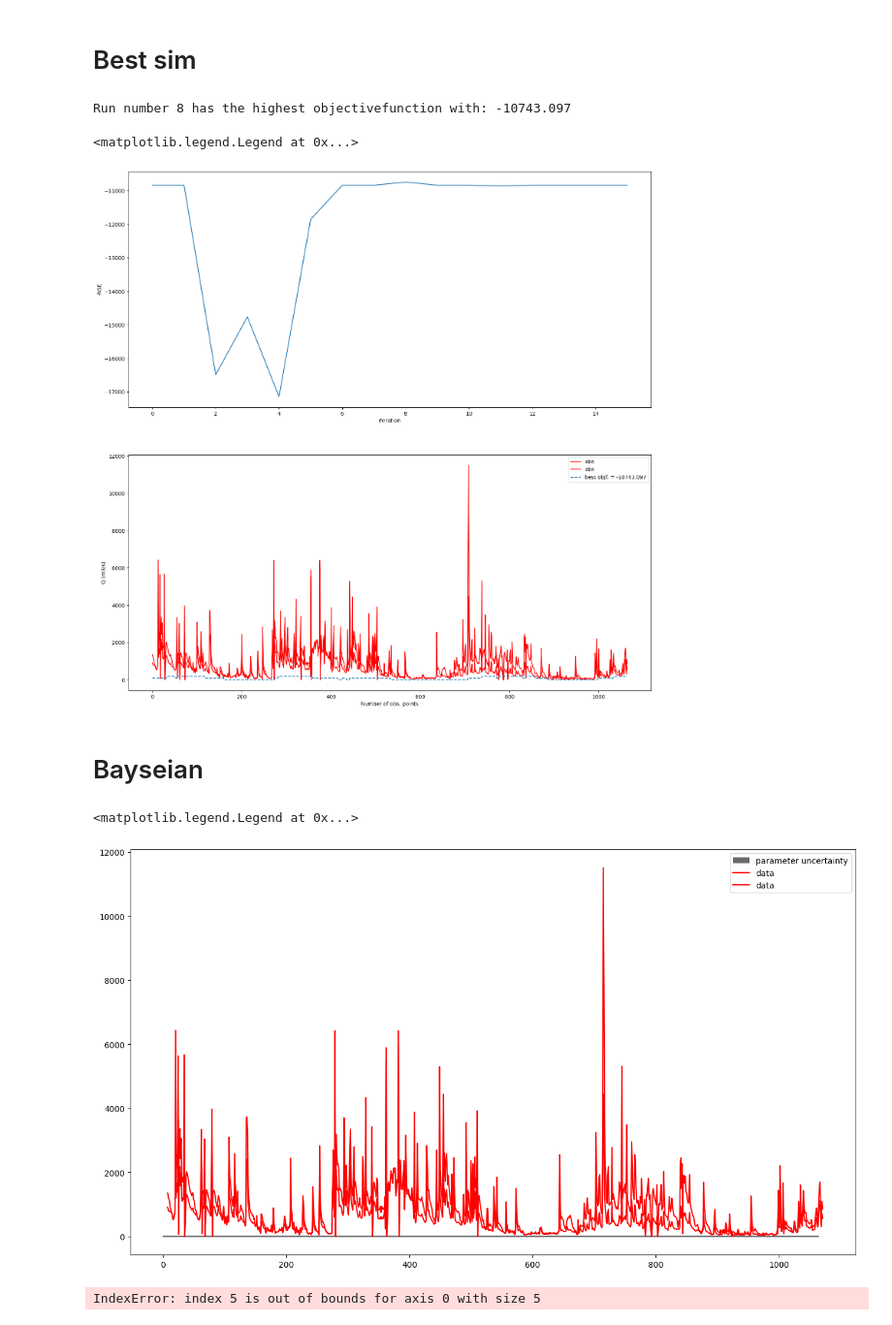
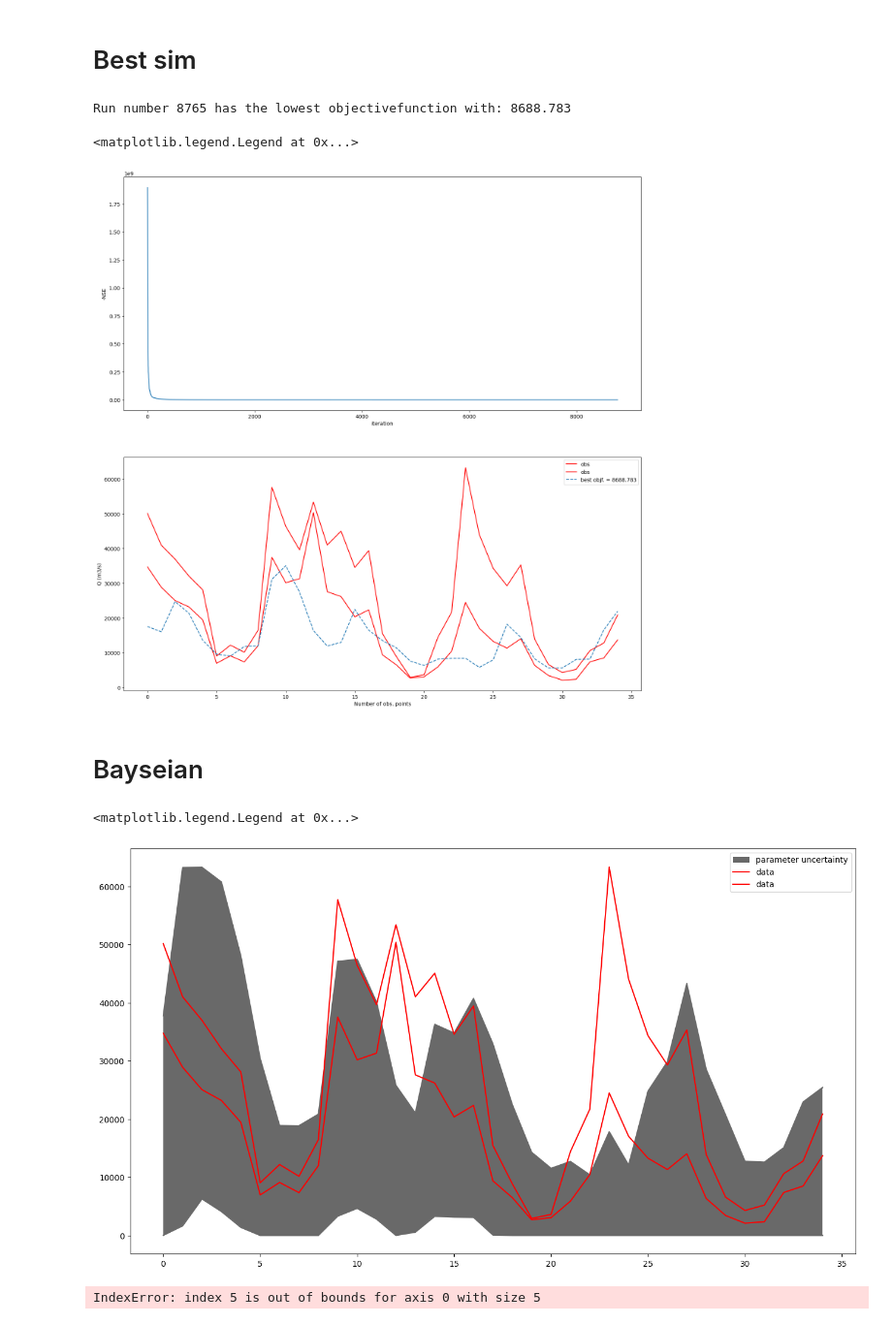
Before and after one commit to ShuaiGe57/SPOTPY-and-pySWATPlus, a Jupyter notebook: Cal.ipynb, the cells around one changed output. Shown: that part at 97% size. Cells and saved outputs as stored; diff of their text form; code cells hidden in the pictures.

```diff
--- a/Cal.ipynb
+++ b/Cal.ipynb
@@ -315,7 +318,7 @@ end_print = "2020-12-31"
 warmup = 1
 
 # 设置输出时间尺度
-output_scale = "day"
+output_scale = "mon"
 
 # 输出选项
 show_output = True
@@ -342,13 +345,15 @@ spot_setup = spot_swat(proj_path, copy_path, start_print, end_print,
 spot_setup.reader.set_simulation_time(start_sim, end_sim)
 spot_setup.reader.set_print_time(start_print, end_print, warmup)
 spot_setup.reader.enable_object_in_print_prt("basin_aqu", True, False, False, False)
-sampler = sp.algorithms.mc(spot_setup,
-                           dbname="Cal",
-                           dbformat="csv",
-                           # parallel="mpi",
-                           )
-sampler.sample(repetitions=2,
-               # percentage_first_run=0.3,
-               # percentage_following_runs=0.3
-               # ngs=10,
-               )
+
+
+# sampler = sp.algorithms.mc(spot_setup,
+#                            dbname="Cal",
+#                            dbformat="csv",
+#                            # parallel="mpi",
+#                            )
+# sampler.sample(repetitions=2,
+#                # percentage_first_run=0.3,
+#                # percentage_following_runs=0.3
+#                # ngs=10,
+#                )
@@ -373,13 +375,16 @@ soil_k: 1949.67
 # %% [markdown]
 # Best sim
 # %%
-Cal_results = sp.analyser.load_csv_results("Cal")
-bestindex, bestobjf = sp.analyser.get_maxlikeindex(Cal_results)
-bestindex = 8
+Cal_results = sp.analyser.load_csv_results("Cal_Pre")
+bestindex, bestobjf = sp.analyser.get_minlikeindex(Cal_results)
+
 best_model_run = Cal_results[bestindex]
 fields = [word for word in best_model_run.dtype.names if word.startswith("sim")]
+par_names = [word for word in best_model_run.dtype.names if word.startswith("par")]
 best_simulation = np.array(list(best_model_run[fields]))
 obs = np.array(spot_setup.evaluation())
+best_par = np.array(list(best_model_run[par_names]))
+
 
 fig, (ax1, ax2) = plt.subplots(2, 1, figsize=(18,18))
 ax1.plot(Cal_results['like1'])
@@ -392,28 +397,28 @@ ax2.set_xlabel("Number of obs. points")
 ax2.set_ylabel("Q (m3/s)")
 ax2.legend()
 # %% [output]
-Run number 8 has the highest objectivefunction with: -10743.097
+Run number 8765 has the lowest objectivefunction with: 8688.783
 <matplotlib.legend.Legend at 0x...>
-[figure, old version]
+[figure, new version]
 # %% [markdown]
 # Bayseian
 # %%
 fields=[word for word in Cal_results.dtype.names if word.startswith('sim')]
 fig1= plt.figure(figsize=(16,9))
 ax = plt.subplot(1,1,1)
 q5,q25,q75,q95=[],[],[],[]
 for field in fields:
-    q5.append(np.percentile(Cal_results[field][-100:-1],2.5))
-    q95.append(np.percentile(Cal_results[field][-100:-1],97.5))
+    q5.append(np.percentile(Cal_results[field][-50:-1],2.5))
+    q95.append(np.percentile(Cal_results[field][-50:-1],97.5))
 ax.plot(q5,color='dimgrey',linestyle='solid')
 ax.plot(q95,color='dimgrey',linestyle='solid')
 ax.fill_between(np.arange(0,len(q5),1),list(q5),list(q95),facecolor='dimgrey',zorder=0,
                 linewidth=0,label='parameter uncertainty')
-ax.plot(spot_setup.evaluation(),'r-',label='data')
+ax.plot(obs,'r-',label='data')
 ax.legend()
 # %% [output]
 <matplotlib.legend.Legend at 0x...>
-[figure, old version]
+[figure, new version]
 # %%
 parameters = sp.parameter.get_parameters_array(spot_setup)
 
```
Also changed, not shown: parts of 5 cells of this notebook, 5 other files.
